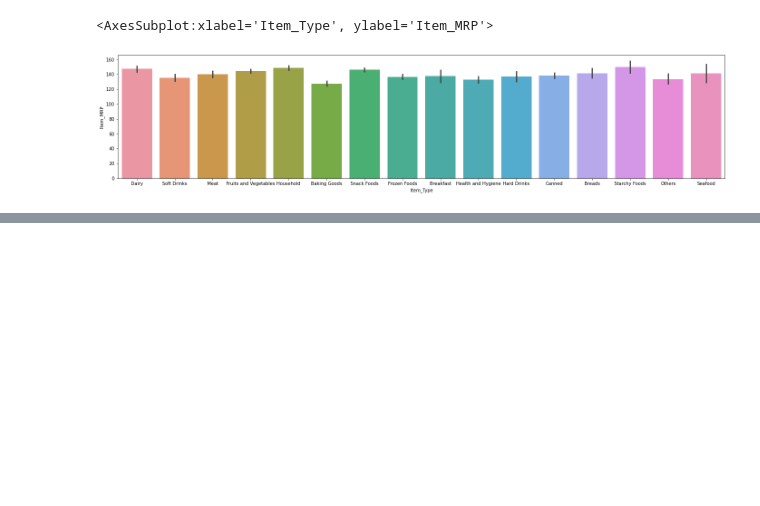
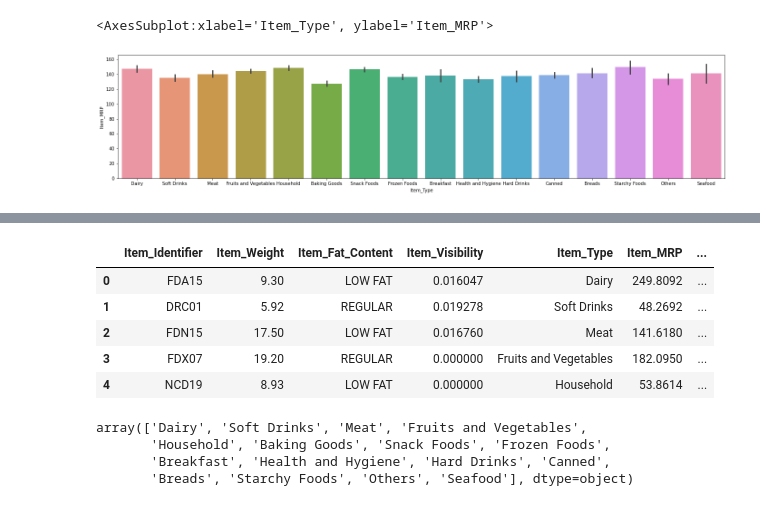
Before and after one commit to KodeCell/Big_mart_proj, a Jupyter notebook: big_mart_EDA.ipynb, the cells around one changed output, grey strips where cells are left out. Drawn from its saved outputs; the diff is of its cells as text; code cells hidden in the pictures; blank space fills up the shorter version.

```diff
--- a/big_mart_EDA.ipynb
+++ b/big_mart_EDA.ipynb
@@ -100,4 +100,11 @@ sns.barplot(x= 'Item_Type',y = 'Item_MRP',data = df1)
 <AxesSubplot:xlabel='Item_Type', ylabel='Item_MRP'>
 [figure]
 # %%
+#converting multiple same values into one
+df1['Item_Fat_Content'].unique()
+#array(['Low Fat', 'Regular', 'low fat', 'LF', 'reg'], dtype=object)
+df1['Item_Fat_Content'] = df1['Item_Fat_Content'].apply(lambda x : x.upper())
+df1['Item_Fat_Content'] = df1['Item_Fat_Content'].replace(['LF','REG'],['LOW FAT', 'REGULAR'])
+df1['Item_Fat_Content'].unique()
+#array(['LOW FAT', 'REGULAR'], dtype=object)
 # %% [output]
@@ -115,0 +140,16 @@ sns.barplot(x= 'Item_Type',y = 'Item_MRP',data = df1)
+# %%
+df1.head()
+# %% [output]
+|  | Item_Identifier | Item_Weight | Item_Fat_Content | Item_Visibility | Item_Type | Item_MRP | ... |
+| 0 | FDA15 | 9.30 | LOW FAT | 0.016047 | Dairy | 249.8092 | ... |
+| 1 | DRC01 | 5.92 | REGULAR | 0.019278 | Soft Drinks | 48.2692 | ... |
+| 2 | FDN15 | 17.50 | LOW FAT | 0.016760 | Meat | 141.6180 | ... |
+| 3 | FDX07 | 19.20 | REGULAR | 0.000000 | Fruits and Vegetables | 182.0950 | ... |
+| 4 | NCD19 | 8.93 | LOW FAT | 0.000000 | Household | 53.8614 | ... |
+# %%
+df1['Item_Type'].unique()
+# %% [output]
+array(['Dairy', 'Soft Drinks', 'Meat', 'Fruits and Vegetables',
+       'Household', 'Baking Goods', 'Snack Foods', 'Frozen Foods',
+       'Breakfast', 'Health and Hygiene', 'Hard Drinks', 'Canned',
+       'Breads', 'Starchy Foods', 'Others', 'Seafood'], dtype=object)
```
Also changed, not shown: parts of 3 cells of this notebook, 2 other files.
